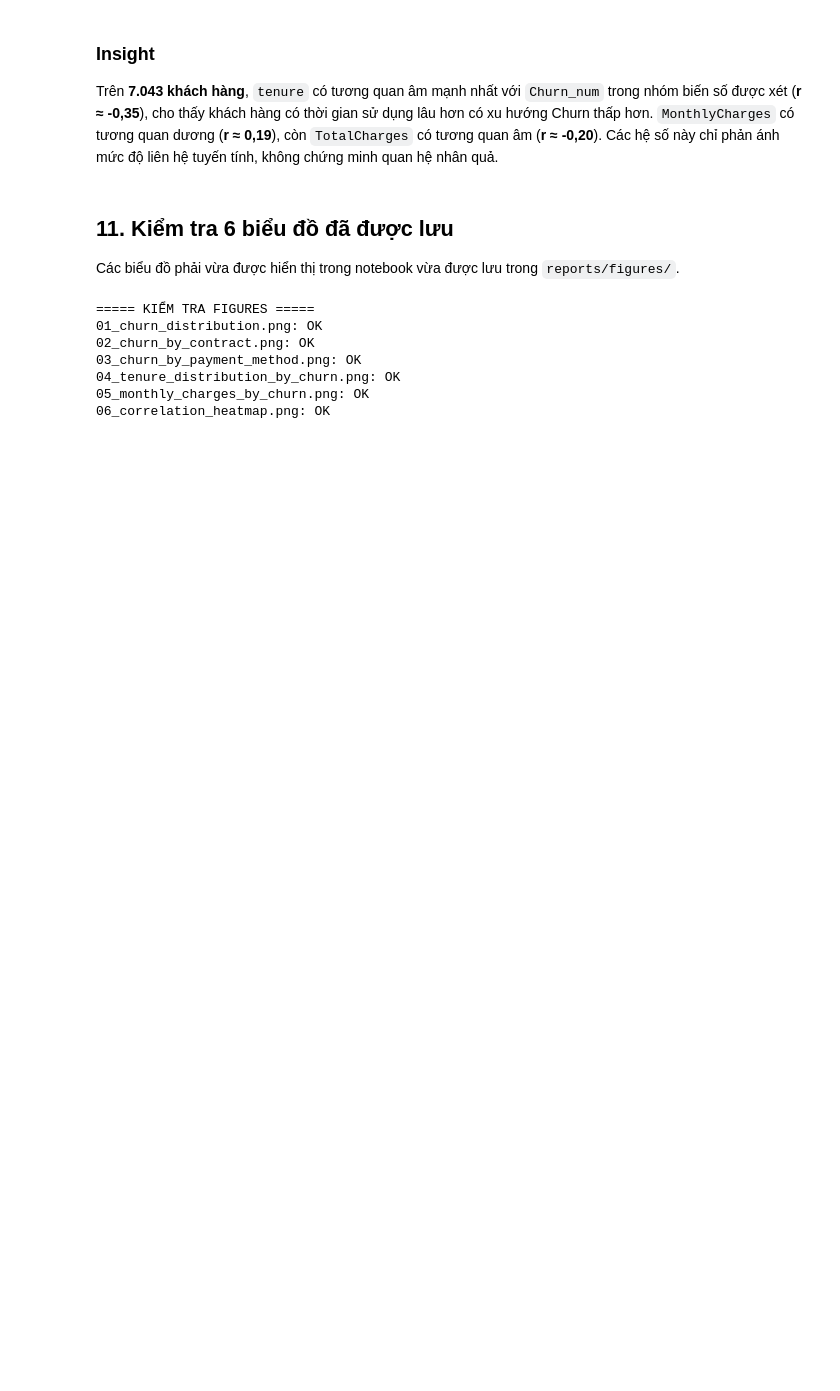
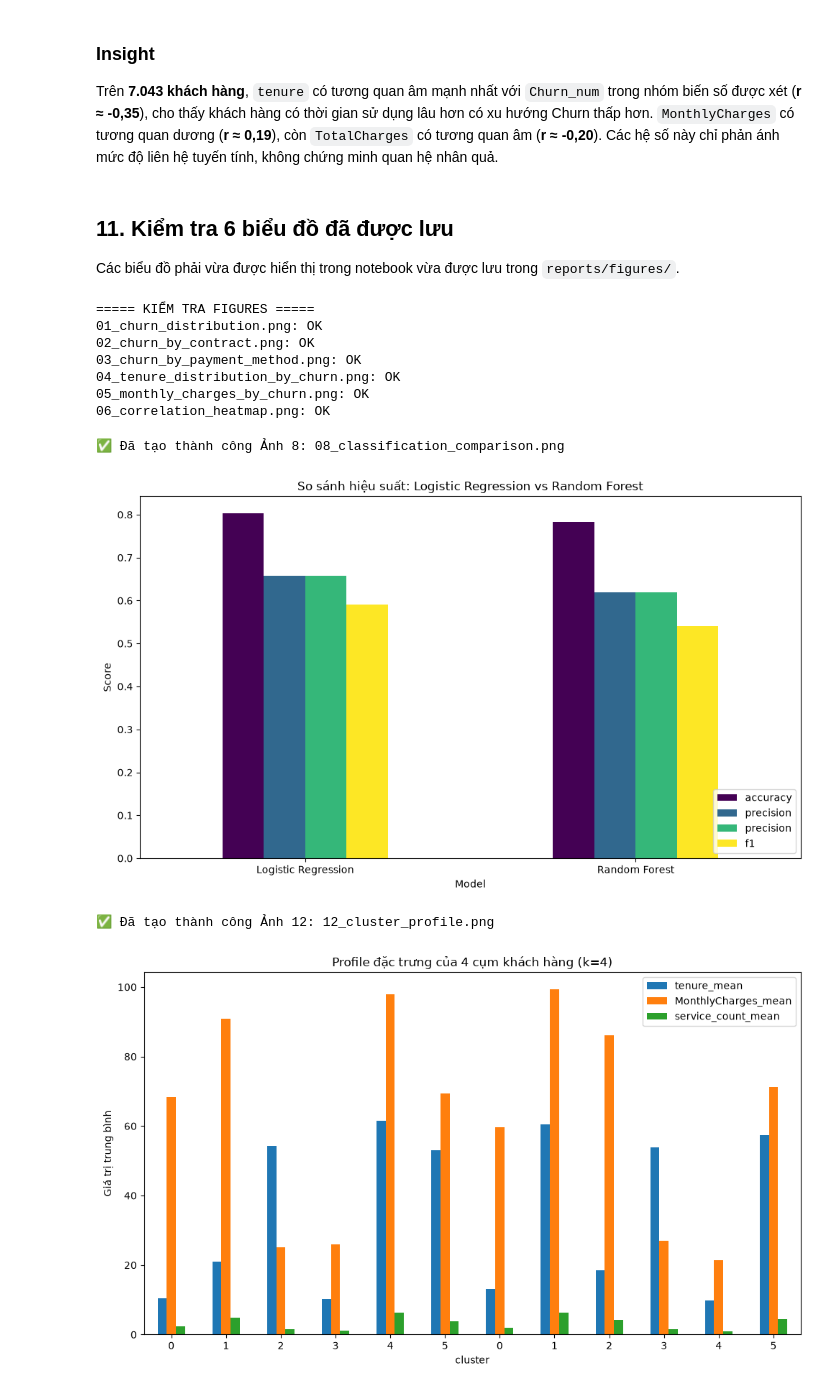
Before and after one commit to quoczai22/project_machine_learning, a Jupyter notebook: notebooks/EDA.ipynb, the cells around one changed output. Cells and saved outputs as stored; diff of their text form; code cells hidden in the pictures; blank space fills up the shorter version.

```diff
--- a/notebooks/EDA.ipynb
+++ b/notebooks/EDA.ipynb
@@ -504,3 +504,81 @@ for name in expected_figures:
 04_tenure_distribution_by_churn.png: OK
 05_monthly_charges_by_churn.png: OK
 06_correlation_heatmap.png: OK
+# %%
+import pandas as pd
+import matplotlib.pyplot as plt
+import os
+
+# Đảm bảo thư mục lưu ảnh tồn tại
+os.makedirs('../reports/figures', exist_ok=True)
+
+# ==========================================
+# TẠO ẢNH 8: TỰ ĐỘNG TÌM CỘT VÀ VẼ
+# ==========================================
+try:
+    df_class = pd.read_csv('../reports/classification_results.csv')
+
+    # Tự động dò tìm tên cột dựa trên từ khóa (bất chấp viết hoa/thường hay viết tắt)
+    col_model = next((c for c in df_class.columns if 'model' in c.lower() or 'name' in c.lower()), df_class.columns[0])
+    col_acc = next((c for c in df_class.columns if 'acc' in c.lower()), None)
+    col_prec = next((c for c in df_class.columns if 'prec' in c.lower()), None)
+    col_rec = next((c for c in df_class.columns if 'rec' in c.lower()), None)
+    col_f1 = next((c for c in df_class.columns if 'f1' in c.lower()), None)
+
+    # Lọc ra những cột tìm thấy
+    cols_class_plot = [c for c in [col_acc, col_prec, col_rec, col_f1] if c is not None]
+
+    if cols_class_plot:
+        ax = df_class.set_index(col_model)[cols_class_plot].plot(kind='bar', figsize=(10, 6), colormap='viridis')
+        plt.title('So sánh hiệu suất: Logistic Regression vs Random Forest')
+        plt.ylabel('Score')
+        plt.xticks(rotation=0)
+        plt.legend(loc='lower right')
+        plt.tight_layout()
+
+        plt.savefig('../reports/figures/08_classification_comparison.png', dpi=300)
+        print("✅ Đã tạo thành công Ảnh 8: 08_classification_comparison.png")
+        plt.show()
+    else:
+        print(f"⚠️ Ảnh 8: Không dò ra cột điểm. Các cột file bạn đang có là: {list(df_class.columns)}")
+except Exception as e:
+    print(f"❌ Lỗi file classification_results.csv: {e}")
+
+
+# ==========================================
+# TẠO ẢNH 12: TỰ ĐỘNG TÌM CỘT VÀ VẼ
+# ==========================================
+try:
+    df_cluster = pd.read_csv('../reports/cluster_summary_k4.csv')
+
+    # Tự động dò tìm tên cột đặc trưng
+    col_cluster = next((c for c in df_cluster.columns if 'cluster' in c.lower() or 'cụm' in c.lower()), None)
+    col_tenure = next((c for c in df_cluster.columns if 'tenure' in c.lower()), None)
+    col_monthly = next((c for c in df_cluster.columns if 'month' in c.lower()), None)
+    col_service = next((c for c in df_cluster.columns if 'service' in c.lower()), None)
+
+    cols_cluster_plot = [c for c in [col_tenure, col_monthly, col_service] if c is not None]
+
+    if cols_cluster_plot:
+        if col_cluster:
+            df_cluster.set_index(col_cluster)[cols_cluster_plot].plot(kind='bar', figsize=(10, 6))
+        else:
+            df_cluster[cols_cluster_plot].plot(kind='bar', figsize=(10, 6))
+
+        plt.title('Profile đặc trưng của 4 cụm khách hàng (k=4)')
+        plt.ylabel('Giá trị trung bình')
+        plt.xticks(rotation=0)
+        plt.tight_layout()
+
+        plt.savefig('../reports/figures/12_cluster_profile.png', dpi=300)
+        print("✅ Đã tạo thành công Ảnh 12: 12_cluster_profile.png")
+        plt.show()
+    else:
+        print(f"⚠️ Ảnh 12: Không dò ra cột đặc trưng. Các cột file bạn đang có là: {list(df_cluster.columns)}")
+except Exception as e:
+    print(f"❌ Lỗi file cluster_summary_k4.csv: {e}")
+# %% [output]
+✅ Đã tạo thành công Ảnh 8: 08_classification_comparison.png
+[figure, added]
+✅ Đã tạo thành công Ảnh 12: 12_cluster_profile.png
+[figure, added]
```
Also changed, not shown: 10 other files.
